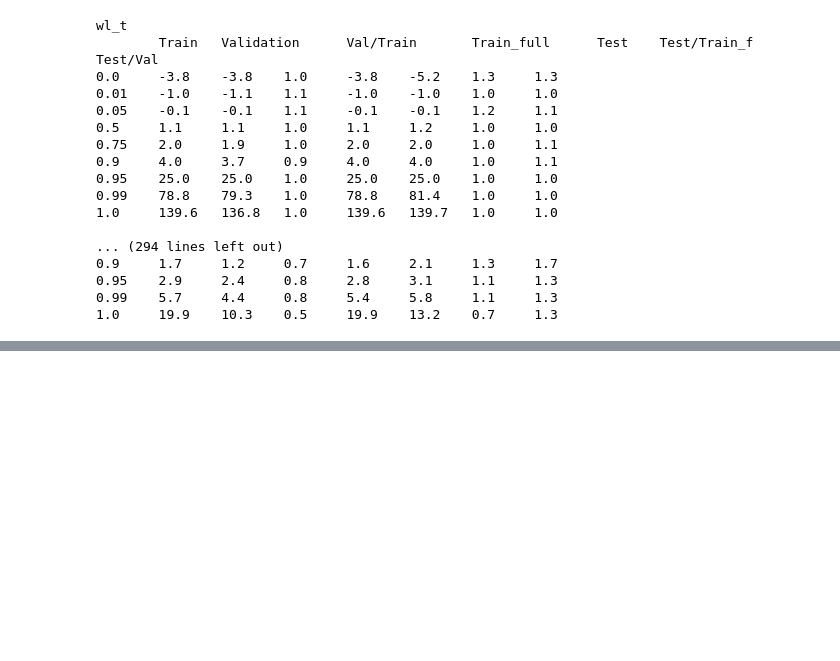
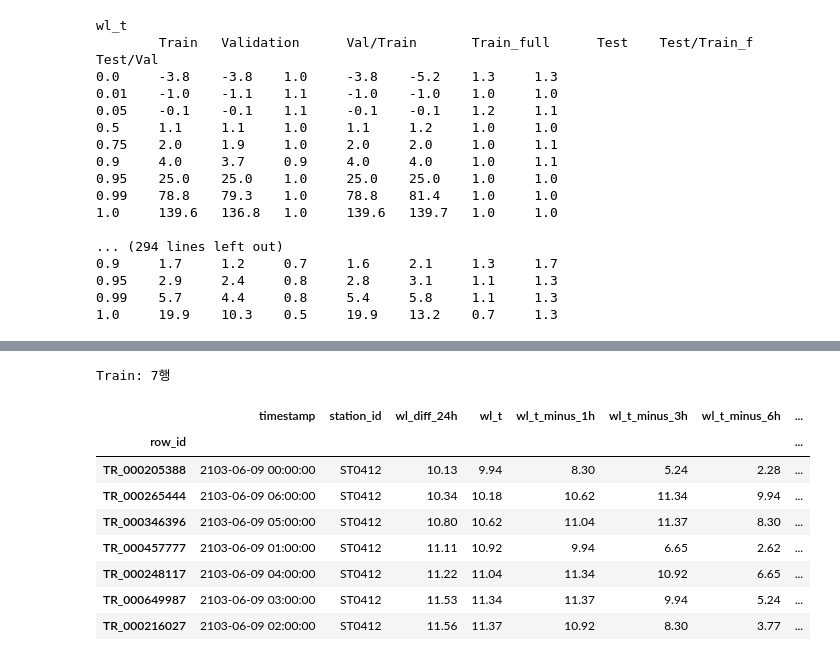
Before and after one commit to soohok402/AI_Data_exhibition, a Jupyter notebook: notebook/01_train_test_comparison.ipynb, the cells around one changed output, grey strips where cells are left out. Cells and saved outputs as stored; diff of their text form; code cells hidden in the pictures; blank space fills up the shorter version.

```diff
--- a/notebook/01_train_test_comparison.ipynb
+++ b/notebook/01_train_test_comparison.ipynb
@@ -494,0 +506,27 @@ test.loc[
+# %%
+# ======================================================================
+# (추가분석) 12h, 24h 수위차분변수군 0분위수와 1분위수에서 이상치 의심, 추가분석
+# ======================================================================
+# 24h 수위차분변수, train 1분위수 11.6으로 너무 높아 확인 필요: 이상치 판단근거 없음, 보류
+
+# 조건으로 이상치 탐지
+cond = train['wl_diff_24h'] > 10
+
+print(f'Train: {cond.sum()}행')
+display(
+    train.loc[
+        cond,
+        ['timestamp', 'station_id', 'wl_diff_24h'] + wl_cols
+    ].sort_values(['wl_diff_24h', 'timestamp'])
+)
+# %% [output]
+Train: 7행
+|  | timestamp | station_id | wl_diff_24h | wl_t | wl_t_minus_1h | wl_t_minus_3h | wl_t_minus_6h | ... |
+| row_id |  |  |  |  |  |  |  | ... |
+| TR_000205388 | 2103-06-09 00:00:00 | ST0412 | 10.13 | 9.94 | 8.30 | 5.24 | 2.28 | ... |
+| TR_000265444 | 2103-06-09 06:00:00 | ST0412 | 10.34 | 10.18 | 10.62 | 11.34 | 9.94 | ... |
+| TR_000346396 | 2103-06-09 05:00:00 | ST0412 | 10.80 | 10.62 | 11.04 | 11.37 | 8.30 | ... |
+| TR_000457777 | 2103-06-09 01:00:00 | ST0412 | 11.11 | 10.92 | 9.94 | 6.65 | 2.62 | ... |
+| TR_000248117 | 2103-06-09 04:00:00 | ST0412 | 11.22 | 11.04 | 11.34 | 10.92 | 6.65 | ... |
+| TR_000649987 | 2103-06-09 03:00:00 | ST0412 | 11.53 | 11.34 | 11.37 | 9.94 | 5.24 | ... |
+| TR_000216027 | 2103-06-09 02:00:00 | ST0412 | 11.56 | 11.37 | 10.92 | 8.30 | 3.77 | ... |
```
Also changed, not shown: parts of 12 cells of this notebook, 1 other file.
